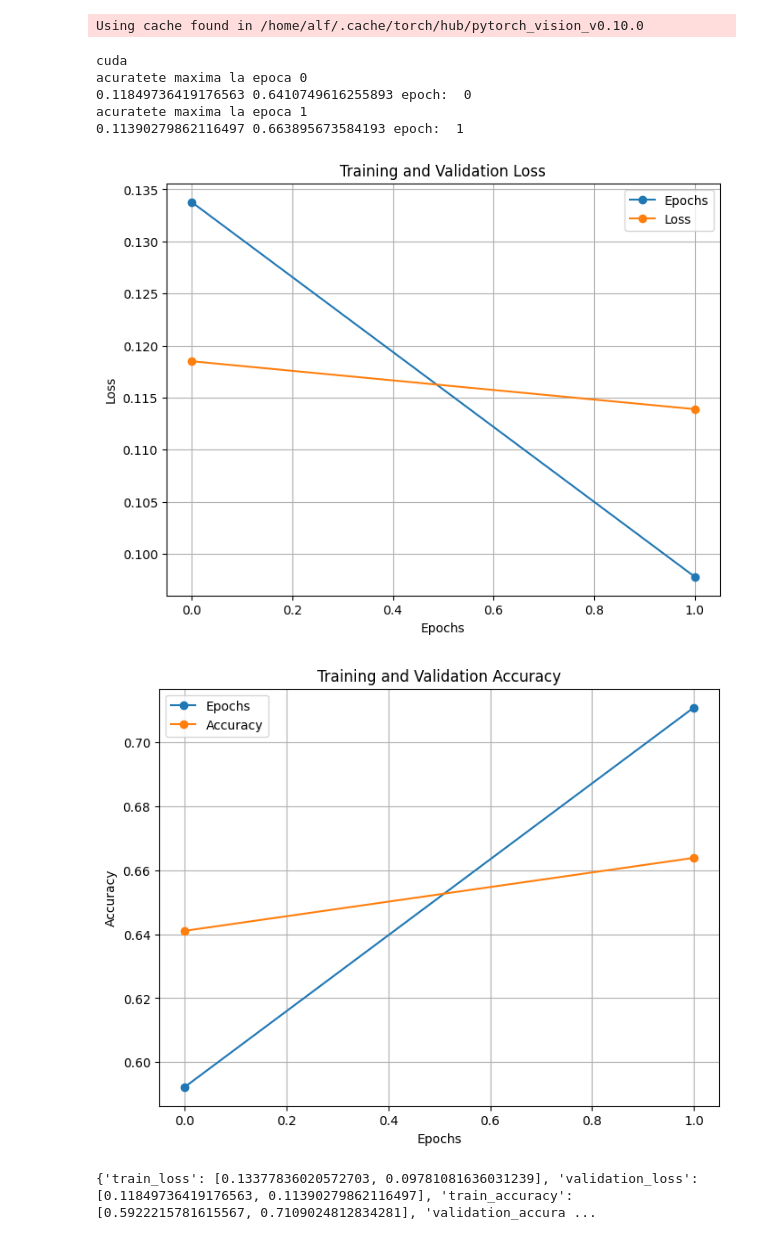
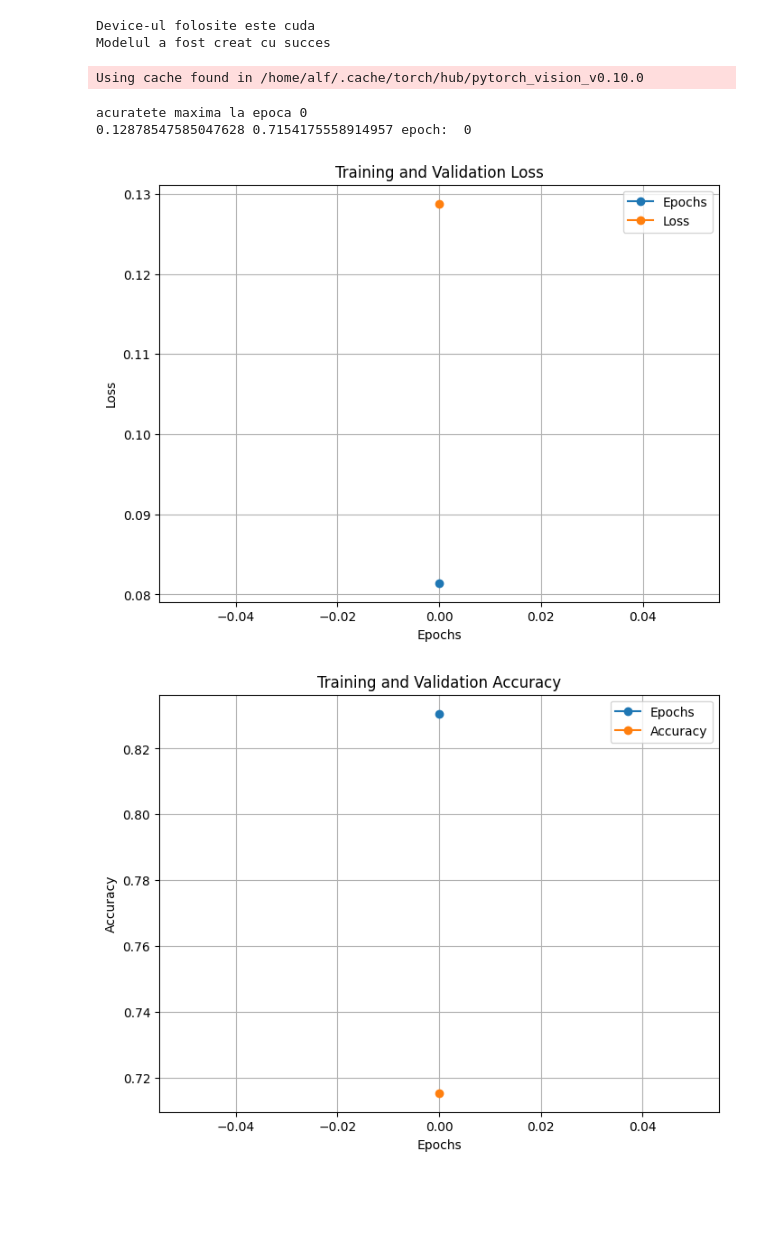
Before and after one commit to AlfredPietraru/Fast-Depth-Reimplementation, a Jupyter notebook: fast_depth.ipynb, the cells around one changed output. Saved outputs shown, nothing was run; the diff lists cells and outputs as text; code cells hidden in the pictures; blank space fills up the shorter version.

```diff
--- a/fast_depth.ipynb
+++ b/fast_depth.ipynb
@@ -220,81 +243,45 @@ def compute_loss_function(pred : torch.Tensor, label : torch.Tensor):
 # %%
-import numpy as np
 parameters = {
-    "batch_size" : 12,
-    'epochs' : 10,
+    "batch_size" : 8,
+    'epochs' : 1,
     'lr_optimizer': 1e-2,
     'gamma_lr': 0.3,
     'weight_decay_factor': 1e-4,
-    'patience': 50,
+    'patience': 5,
     'early_stopper': 10,
     "momentum" : 0.9,
 }
 
+SIZE=(224, 224)
 
 train_transforms = A.Compose([
     A.VerticalFlip(p=0.5),
     A.HorizontalFlip(p=0.5),
-    A.RandomResizedCrop(size=(224, 224), scale=(0.8, 1)),
+    A.RandomResizedCrop(size=SIZE, scale=(0.8, 1)),
     # A.ColorJitter(brightness=0.2, contrast=0.2, saturation=0.2, hue=0.1),
     # A.GaussianBlur(blur_limit=3, p=0.5),
     A.Normalize(mean=[0.485, 0.456, 0.406], std=[0.229, 0.224, 0.225]),
     ToTensorV2()
 ])
 
 test_transforms = A.Compose([
-    A.Resize(height=224, width=224),
+    A.Resize(height=SIZE[0], width=SIZE[1]),
     A.Normalize(mean=[0.485, 0.456, 0.406], std=[0.229, 0.224, 0.225]),
     ToTensorV2()
 ])
 
 data = {
-    "train": DataLoader(DepthImageDataset(TRAIN_DATA, transform=train_transforms), batch_size=parameters["batch_size"], shuffle=True, num_workers=4),
-    "validation": DataLoader(DepthImageDataset(TEST_DATA, train=False, transform=test_transforms), batch_size=1, shuffle=True, num_workers=4)
+    "train": DataLoader(DepthImageDataset(TRAIN_DATA, transform=train_transforms), batch_size=parameters["batch_size"], shuffle=True, num_workers=2),
+    "validation": DataLoader(DepthImageDataset(TEST_DATA, train=False, transform=test_transforms), batch_size=1, shuffle=True, num_workers=2)
 }
 
-
-
-
-model = FastDepth()
-# print(len(data["train"]))
-# print(len(data["validation"]))
-# for i in range(0, 100):
-#     # x, y = data["train"].dataset.__getitem__(i)
-#     x, y = data["train"].dataset.__getitem__(i)
-#     x = x.unsqueeze(dim=0)
-#     y = y.unsqueeze(dim=0)
-#     print(x.shape, x.type(), x.max(), x.min())
-#     print(y.shape, y.type(), y.float().max(), y.float().min())
-#     out = model(x)
-#     print(out.shape, out.type(), out.max(), out.min())
-#     print(compute_depth_accuracy_batch_photos(out, y))
-#     print()
-#     # print(out.max(), out.min())
-#     # print(y.max(), y.min())
-#     # print()
-#     break
-
-device = torch.device("cuda" if torch.cuda.is_available() else "cpu")
-model = model.to(device)
-print(device)
-early_stopper = EarlyStopping(model, parameters["early_stopper"], PATH_MODEL)
-criterion = nn.L1Loss()
-optimizer = torch.optim.SGD(model.parameters(), lr=parameters["lr_optimizer"], momentum=parameters["momentum"], weight_decay=parameters["weight_decay_factor"])
-lr_scheduler = torch.optim.lr_scheduler.ReduceLROnPlateau(optimizer, mode='min', factor=parameters['gamma_lr'], patience=parameters['patience'])
-train_info = train_depth_model(model, data, criterion, optimizer, lr_scheduler, parameters['epochs'], early_stopper)
-print(train_info)
-new_model = FastDepth()
-new_model.load_state_dict(torch.load(PATH_MODEL, weights_only=True))
-new_model.to(device)
-_, accuracy  = test_depth(new_model, data["validation"], criterion)
-print(accuracy)
+# print(len(data["train"].dataset))
+train_depth_model(data, parameters)
 # %% [output]
-Using cache found in /home/alf/.cache/torch/hub/pytorch_vision_v0.10.0
+Device-ul folosite este cuda
+Modelul a fost creat cu succes
-cuda
-acuratete maxima la epoca 0
-0.11849736419176563 0.6410749616255893 epoch:  0
-acuratete maxima la epoca 1
-0.11390279862116497 0.663895673584193 epoch:  1
+Using cache found in /home/alf/.cache/torch/hub/pytorch_vision_v0.10.0
+acuratete maxima la epoca 0
+0.12878547585047628 0.7154175558914957 epoch:  0
-[figure, old version]
+[figure, new version]
-[figure, old version]
+[figure, new version]
-{'train_loss': [0.13377836020572703, 0.09781081636031239], 'validation_loss': [0.11849736419176563, 0.11390279862116497], 'train_accuracy': [0.5922215781615567, 0.7109024812834281], 'validation_accura ...
```
Also changed, not shown: parts of 10 cells of this notebook.
